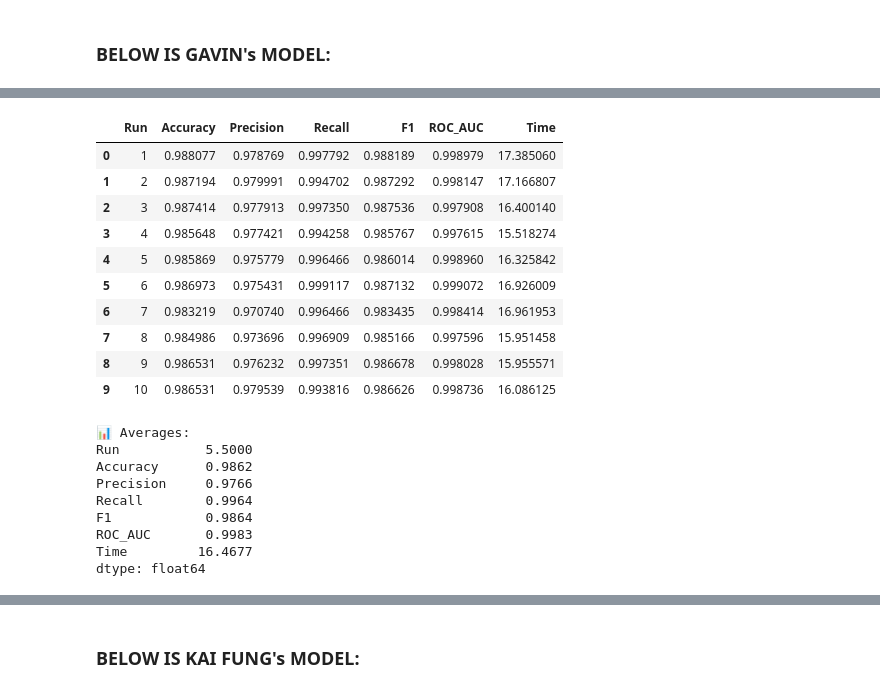
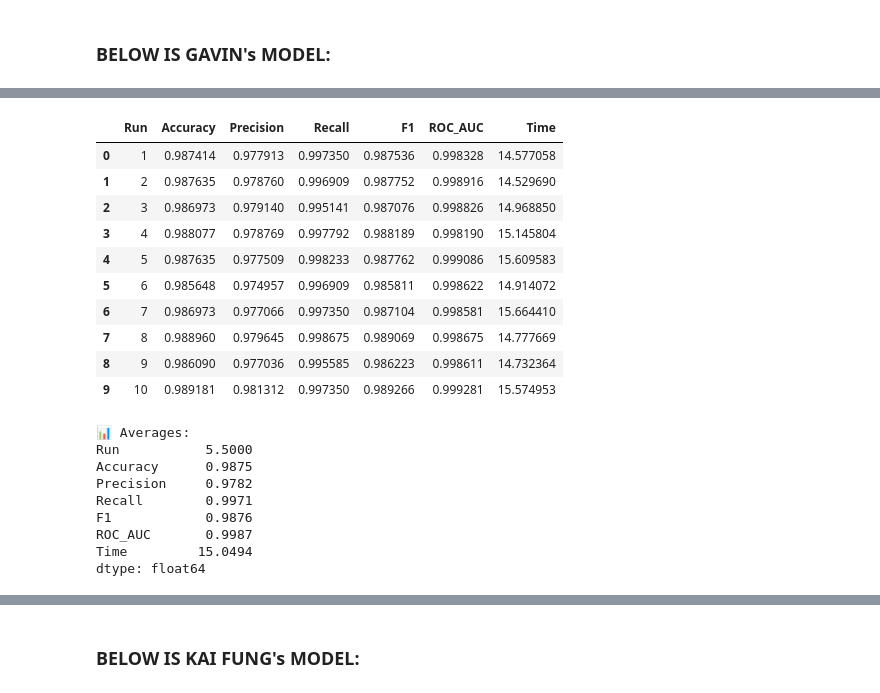
Before and after one commit to Octaxx/DLI-Assignment, a Jupyter notebook: Compile_Model.ipynb, the cells around one changed output, grey strips where cells are left out. Drawn from its saved outputs; the diff is of its cells as text; code cells hidden in the pictures.

Commit message:
Added linguistic features and Structural/ HTML features on Gavin Model

```diff
--- a/Compile_Model.ipynb
+++ b/Compile_Model.ipynb
@@ -206,13 +284,21 @@ history_G = model_LSTM.fit(X_train_seq_G, y_train_seq_G, epochs=n_epochs, batch_
 loss, acc_G = model_LSTM.evaluate(X_test_seq_G, y_test_seq_G, verbose=0)
 print(f"\n✅ LSTM Accuracy after {n_epochs} epochs: {acc_G:.4f}")
 
-# === Step 5: Hybrid Model Training (LSTM as Feature Extractor + Decision Tree + Random Forest) ===
-print("\n🤖 Running Hybrid LSTM + Tree Models Training...\n")
+# === Step 5: Hybrid Model Training (LSTM + Engineered Features + Tree Models) ===
+print("\n🤖 Running Hybrid LSTM + Engineered Feature + Tree Models Training...\n")
 all_conf_matrices = []
 
+# Extract LSTM feature vector from the trained LSTM model
 feature_extractor = Model(inputs=model_LSTM.input, outputs=lstm_layer)
 X_lstm_features = feature_extractor.predict(X_seq_G)
 y_lstm_labels = y_seq_G
+
+# Combine LSTM features with engineered features (stat_scaled and cue_scaled)
+X_combined_hybrid = np.hstack([
+    X_lstm_features,
+    stat_scaled,  # From MinMaxScaler on stat + new features
+    cue_scaled    # From MinMaxScaler on cue features
+])
 
 results_G = []
 
@@ -220,22 +306,27 @@ for run in range(num_runs):
     print(f"\n📦 Hybrid Training Run {run + 1}/{num_runs}")
     start = time.time()
 
+    # Split combined feature set
     X_train_G, X_test_G, y_train_G, y_test_G = train_test_split(
-        X_lstm_features, y_lstm_labels, test_size=0.2, random_state=run, stratify=y_lstm_labels
+        X_combined_hybrid, y_lstm_labels, test_size=0.2, random_state=run, stratify=y_lstm_labels
     )
 
+    # Initialize classifiers
     clf_dt = DecisionTreeClassifier(max_depth=10, random_state=42)
     clf_rf = RandomForestClassifier(n_estimators=100, random_state=42)
 
+    # Ensemble: Decision Tree + Random Forest
     ensemble_G = VotingClassifier(estimators=[
         ('dt', clf_dt),
         ('rf', clf_rf)
     ], voting='soft')
 
+    # Train ensemble model
     ensemble_G.fit(X_train_G, y_train_G)
     y_pred_G = ensemble_G.predict(X_test_G)
     y_proba_G = ensemble_G.predict_proba(X_test_G)[:, 1]
 
+    # Evaluation
     acc_G = accuracy_score(y_test_G, y_pred_G)
     prec_G = precision_score(y_test_G, y_pred_G)
     rec_G = recall_score(y_test_G, y_pred_G)
@@ -253,9 +344,9 @@ for run in range(num_runs):
     cm = confusion_matrix(y_test_G, y_pred_G)
     all_conf_matrices.append(cm)
 
+# Convert results to DataFrame and display
 summary_df = pd.DataFrame(results_G)
 from IPython.display import display
-
 display(summary_df)
 
 print("\n📊 Averages:")
@@ -281,22 +372,22 @@ Epoch 6/10
 |  | Run | Accuracy | Precision | Recall | F1 | ROC_AUC | Time |
-| 0 | 1 | 0.988077 | 0.978769 | 0.997792 | 0.988189 | 0.998979 | 17.385060 |
-| 1 | 2 | 0.987194 | 0.979991 | 0.994702 | 0.987292 | 0.998147 | 17.166807 |
-| 2 | 3 | 0.987414 | 0.977913 | 0.997350 | 0.987536 | 0.997908 | 16.400140 |
-| 3 | 4 | 0.985648 | 0.977421 | 0.994258 | 0.985767 | 0.997615 | 15.518274 |
-| 4 | 5 | 0.985869 | 0.975779 | 0.996466 | 0.986014 | 0.998960 | 16.325842 |
-| 5 | 6 | 0.986973 | 0.975431 | 0.999117 | 0.987132 | 0.999072 | 16.926009 |
-| 6 | 7 | 0.983219 | 0.970740 | 0.996466 | 0.983435 | 0.998414 | 16.961953 |
-| 7 | 8 | 0.984986 | 0.973696 | 0.996909 | 0.985166 | 0.997596 | 15.951458 |
-| 8 | 9 | 0.986531 | 0.976232 | 0.997351 | 0.986678 | 0.998028 | 15.955571 |
-| 9 | 10 | 0.986531 | 0.979539 | 0.993816 | 0.986626 | 0.998736 | 16.086125 |
+| 0 | 1 | 0.987414 | 0.977913 | 0.997350 | 0.987536 | 0.998328 | 14.577058 |
+| 1 | 2 | 0.987635 | 0.978760 | 0.996909 | 0.987752 | 0.998916 | 14.529690 |
+| 2 | 3 | 0.986973 | 0.979140 | 0.995141 | 0.987076 | 0.998826 | 14.968850 |
+| 3 | 4 | 0.988077 | 0.978769 | 0.997792 | 0.988189 | 0.998190 | 15.145804 |
+| 4 | 5 | 0.987635 | 0.977509 | 0.998233 | 0.987762 | 0.999086 | 15.609583 |
+| 5 | 6 | 0.985648 | 0.974957 | 0.996909 | 0.985811 | 0.998622 | 14.914072 |
+| 6 | 7 | 0.986973 | 0.977066 | 0.997350 | 0.987104 | 0.998581 | 15.664410 |
+| 7 | 8 | 0.988960 | 0.979645 | 0.998675 | 0.989069 | 0.998675 | 14.777669 |
+| 8 | 9 | 0.986090 | 0.977036 | 0.995585 | 0.986223 | 0.998611 | 14.732364 |
+| 9 | 10 | 0.989181 | 0.981312 | 0.997350 | 0.989266 | 0.999281 | 15.574953 |
 📊 Averages:
 Run           5.5000
-Accuracy      0.9862
-Precision     0.9766
-Recall        0.9964
-F1            0.9864
-ROC_AUC       0.9983
-Time         16.4677
+Accuracy      0.9875
+Precision     0.9782
+Recall        0.9971
+F1            0.9876
+ROC_AUC       0.9987
+Time         15.0494
 dtype: float64
 # %%
 import joblib
```
Also changed, not shown: parts of 4 cells of this notebook.
